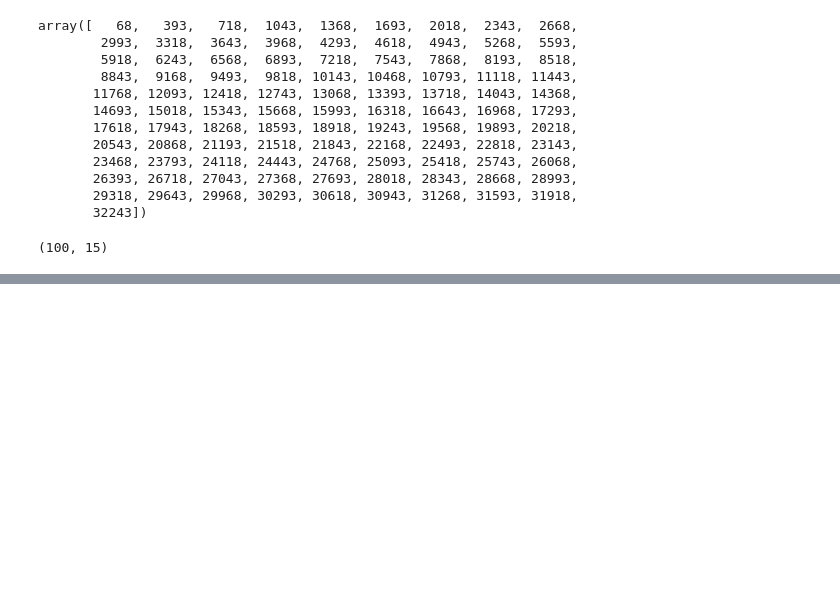
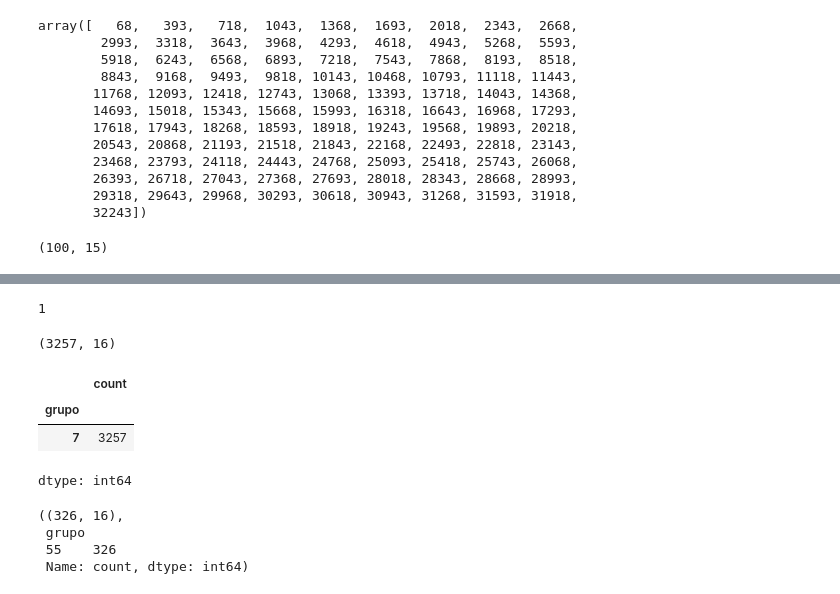
Before and after one commit to MaineCalabrezi13/EstatisticaAplicada, a Jupyter notebook: Copy_of_AmostragemSimples_Sistematica.ipynb, the cells around one changed output, grey strips where cells are left out. Cells and saved outputs as stored; diff of their text form; code cells hidden in the pictures; blank space fills up the shorter version.

```diff
--- a/Copy_of_AmostragemSimples_Sistematica.ipynb
+++ b/Copy_of_AmostragemSimples_Sistematica.ipynb
@@ -256,0 +264,10 @@ df_amostra_sistematica.head()
+# %%
+grupos = []
+id_grupo = 0
+contagem = 0
+for _ in dataset.iterrows():
+  grupos.append(id_grupo)
+  contagem += 1
+  if contagem > 3256:
+    contagem = 0
+    id_grupo += 1
@@ -256,0 +306,2 @@ df_amostra_sistematica.head()
+# %%
+dataset['grupo'] = grupos
@@ -256,0 +326,16 @@ df_amostra_sistematica.head()
+# %%
+random.randint(0,9)
+# %% [output]
+1
+# %%
+df_agrupamento = dataset[dataset['grupo'] == 7]
+df_agrupamento.shape
+# %% [output]
+(3257, 16)
+# %%
+df_agrupamento['grupo'].value_counts()
+# %% [output]
+|  | count |
+| grupo |  |
+| 7 | 3257 |
+dtype: int64
@@ -256,0 +358,8 @@ df_amostra_sistematica.head()
+# %%
+df_amostra_agrupamento = amostragem_agrupamento(dataset, 100)
+df_amostra_agrupamento.shape, df_amostra_agrupamento['grupo'].value_counts()
+# %% [output]
+((326, 16),
+ grupo
+ 55    326
+ Name: count, dtype: int64)
```
Also changed, not shown: parts of 18 cells of this notebook.
